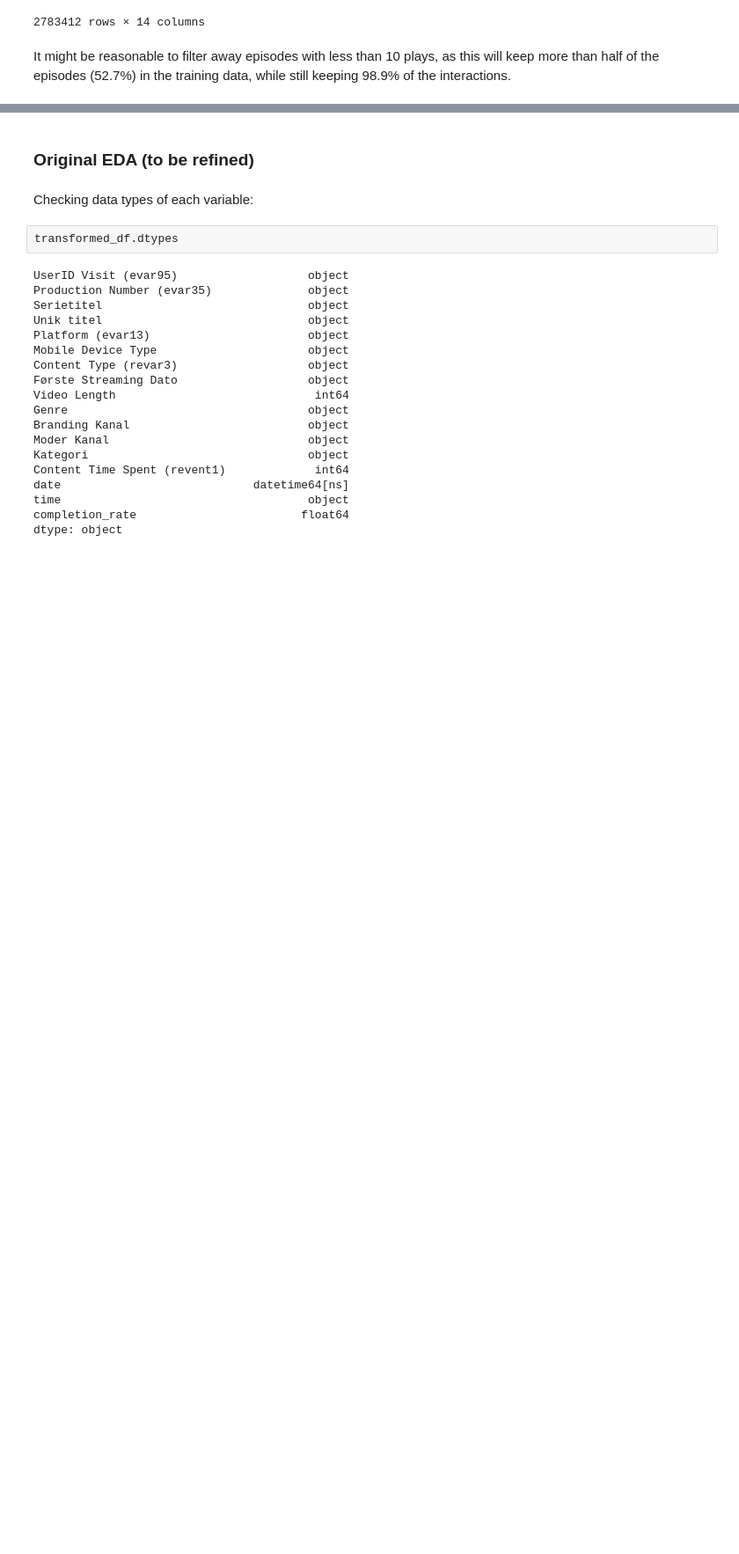
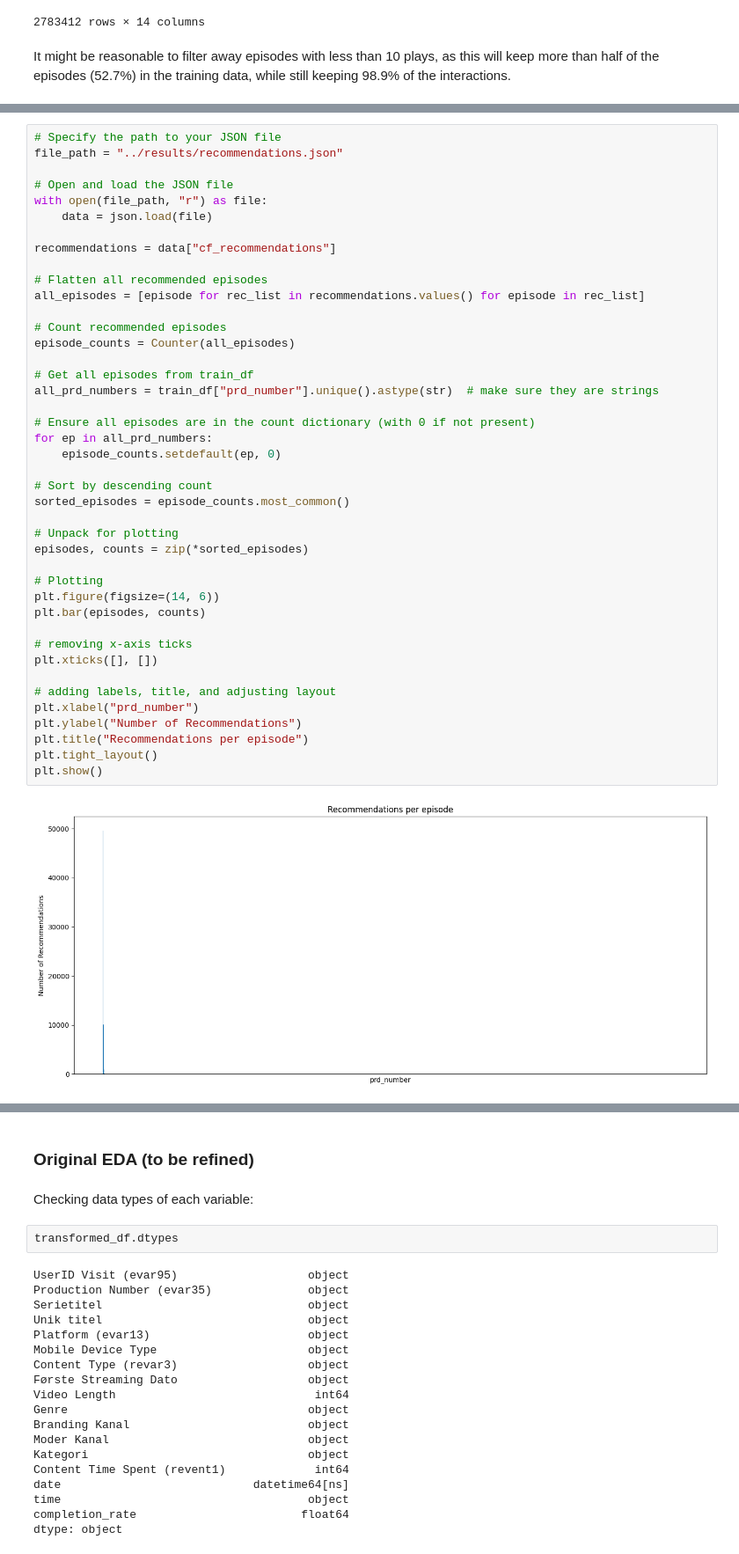
Before and after one commit to SebWae/dr-podcast-recsys-bsc-project, a Jupyter notebook: eda/podcast_eda.ipynb, the cells around one changed output, grey strips where cells are left out. Shown at 88% size. Cells and saved outputs as stored; diff of their text form; blank space fills up the shorter version.

```diff
--- a/eda/podcast_eda.ipynb
+++ b/eda/podcast_eda.ipynb
@@ -87,0 +119,44 @@ It might be reasonable to filter away episodes with less than 10 plays, as this
+# %%
+# Specify the path to your JSON file
+file_path = "../results/recommendations.json"
+
+# Open and load the JSON file
+with open(file_path, "r") as file:
+    data = json.load(file)
+
+recommendations = data["cf_recommendations"]
+
+# Flatten all recommended episodes
+all_episodes = [episode for rec_list in recommendations.values() for episode in rec_list]
+
+# Count recommended episodes
+episode_counts = Counter(all_episodes)
+
+# Get all episodes from train_df
+all_prd_numbers = train_df["prd_number"].unique().astype(str)  # make sure they are strings
+
+# Ensure all episodes are in the count dictionary (with 0 if not present)
+for ep in all_prd_numbers:
+    episode_counts.setdefault(ep, 0)
+
+# Sort by descending count
+sorted_episodes = episode_counts.most_common()
+
+# Unpack for plotting
+episodes, counts = zip(*sorted_episodes)
+
+# Plotting
+plt.figure(figsize=(14, 6))
+plt.bar(episodes, counts)
+
+# removing x-axis ticks
+plt.xticks([], [])
+
+# adding labels, title, and adjusting layout
+plt.xlabel("prd_number")
+plt.ylabel("Number of Recommendations")
+plt.title("Recommendations per episode")
+plt.tight_layout()
+plt.show()
+# %% [output]
+[figure, added]
```
Also changed, not shown: parts of 7 cells of this notebook.
